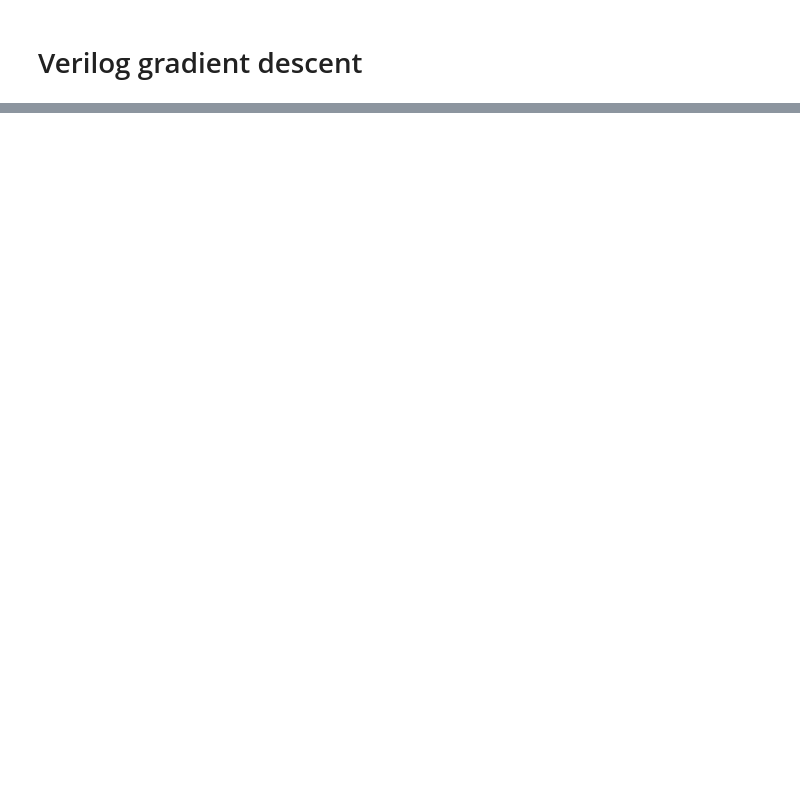
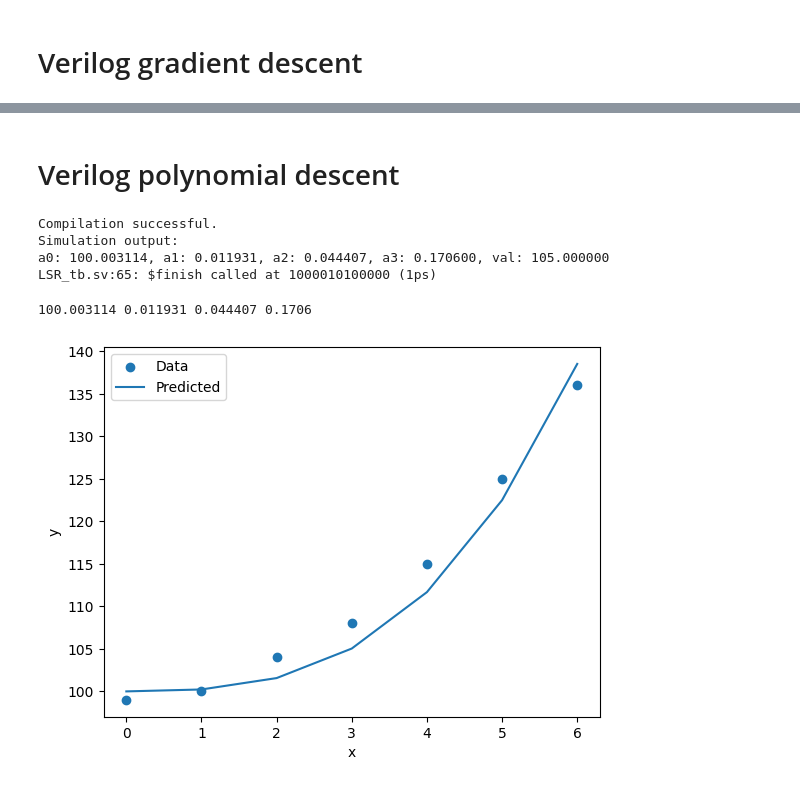
Before and after one commit to murrayinglis/YODA, a Jupyter notebook: gradient_descent.ipynb, the cells around one changed output, grey strips where cells are left out. Cells and saved outputs as stored; diff of their text form; code cells hidden in the pictures; blank space fills up the shorter version.

Commit message:
higher order polynomials

```diff
--- a/gradient_descent.ipynb
+++ b/gradient_descent.ipynb
@@ -377,0 +341,60 @@ plt.show()
+# %% [markdown]
+# Verilog polynomial descent
+# %%
+# Compile Verilog files
+compile_process = subprocess.run(["iverilog", "-g", "2012", "-o", "l", "LSR_v3.sv", "LSR_tb.sv"], capture_output=True, text=True)
+
+# Check if compilation was successful
+if compile_process.returncode == 0:
+    print("Compilation successful.")
+else:
+    print("Compilation failed.")
+    print(compile_process.stderr)  # Print any error message from the compilation process
+
+# Run the compiled file
+if compile_process.returncode == 0:
+    run_process = subprocess.run(["vvp", "l"], capture_output=True, text=True)
+
+    # Print the output of the simulation
+    print("Simulation output:")
+    print(run_process.stdout)
+# %% [output]
+Compilation successful.
+Simulation output:
+a0: 100.003114, a1: 0.011931, a2: 0.044407, a3: 0.170600, val: 105.000000
+LSR_tb.sv:65: $finish called at 1000010100000 (1ps)
+# %%
+data_file = "data.csv"
+with open(data_file, "r") as file:
+    lines = file.readlines()
+d = []
+for line in lines:
+    d.append(int(line))
+y = d
+
+coeffs_file = "coeffs.txt"
+with open(coeffs_file, "r") as file:
+    lines = file.readlines()
+coeffs = []
+for line in lines:
+    coeffs.append(float(line))
+x = np.arange(0,len(y))
+a0 = coeffs[0]
+a1 = coeffs[1]
+a2 = coeffs[2]
+a3 = coeffs[3]
+y_pred = a0 + a1*x + a2*x**2 + a3*x**3
+
+print(str(a0) + " " + str(a1) + " " + str(a2) + " " + str(a3))
+
+
+
+plt.scatter(x, y, label="Data")
+plt.plot(x, y_pred, label="Predicted")
+plt.xlabel("x")
+plt.ylabel("y")
+plt.legend()
+plt.show()
+# %% [output]
+100.003114 0.011931 0.044407 0.1706
+[figure, added]
```
Also changed, not shown: parts of 9 cells of this notebook, 10 other files.
